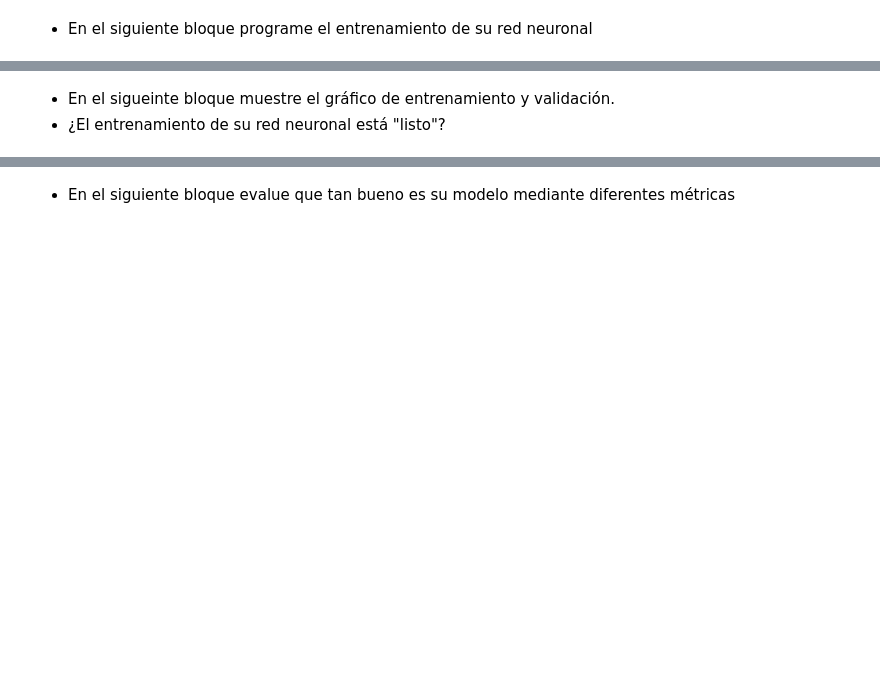
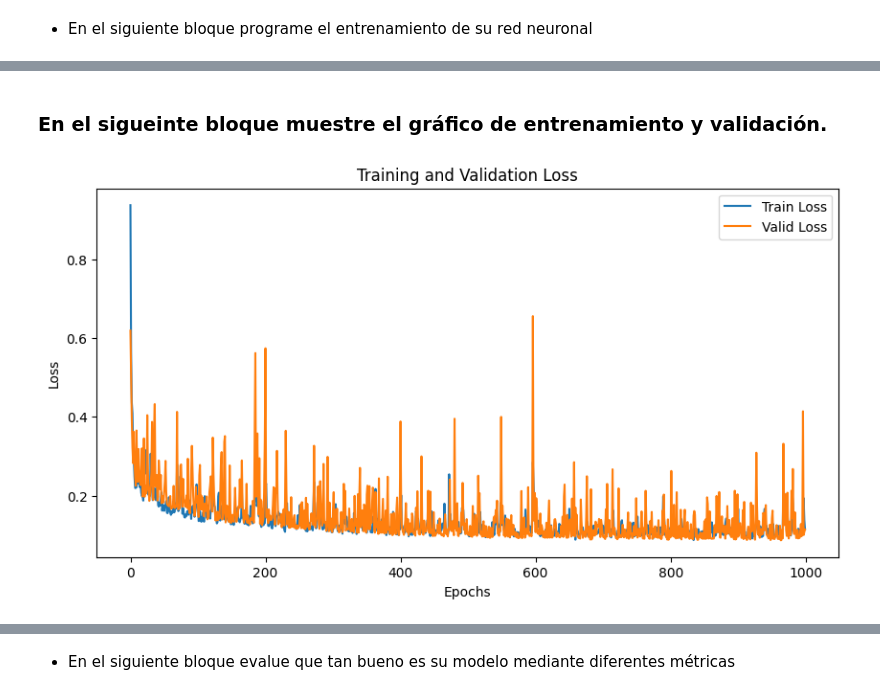
Before and after one commit to leoxz98/redesNeuronalest1, a Jupyter notebook: activity.ipynb, the cells around one changed output, grey strips where cells are left out. Drawn from its saved outputs; the diff is of its cells as text; code cells hidden in the pictures; blank space fills up the shorter version.

```diff
--- a/activity.ipynb
+++ b/activity.ipynb
@@ -213,3 +231,14 @@ Epoch 90 Train Loss: 0.1708, Valid Loss: 0.1955
 # %% [markdown]
-- En el sigueinte bloque muestre el gráfico de entrenamiento y validación.
-- ¿El entrenamiento de su red neuronal está "listo"?
+### En el sigueinte bloque muestre el gráfico de entrenamiento y validación.
+# %%
+# Graficar las pérdidas de entrenamiento y validación
+plt.figure(figsize=(10, 5))
+plt.plot(train_losses, label='Train Loss')
+plt.plot(valid_losses, label='Valid Loss')
+plt.xlabel('Epochs')
+plt.ylabel('Loss')
+plt.legend()
+plt.title('Training and Validation Loss')
+plt.show()
+# %% [output]
+[figure, added]
```
Also changed, not shown: parts of 13 cells of this notebook.
